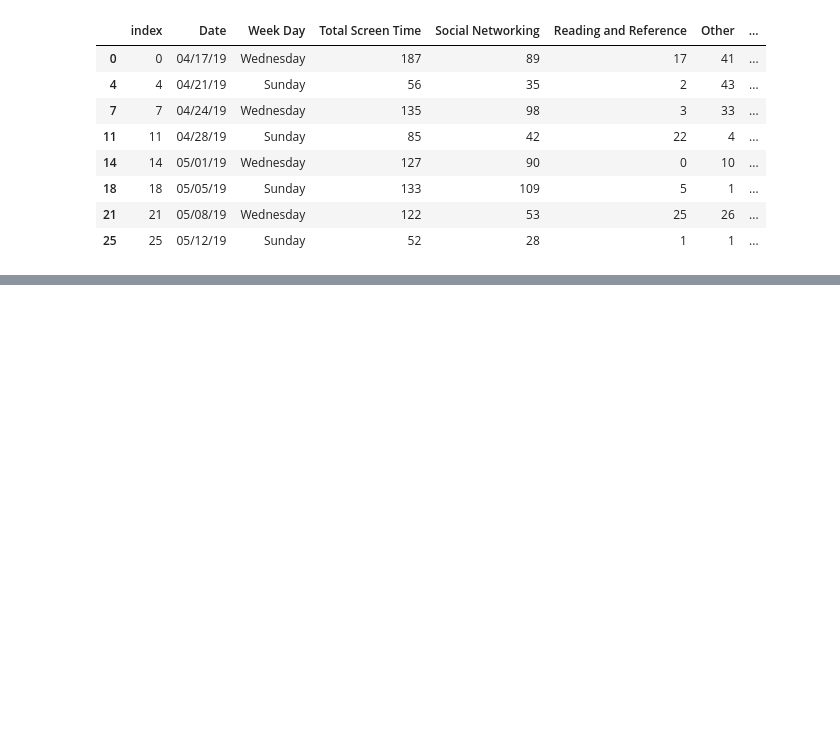
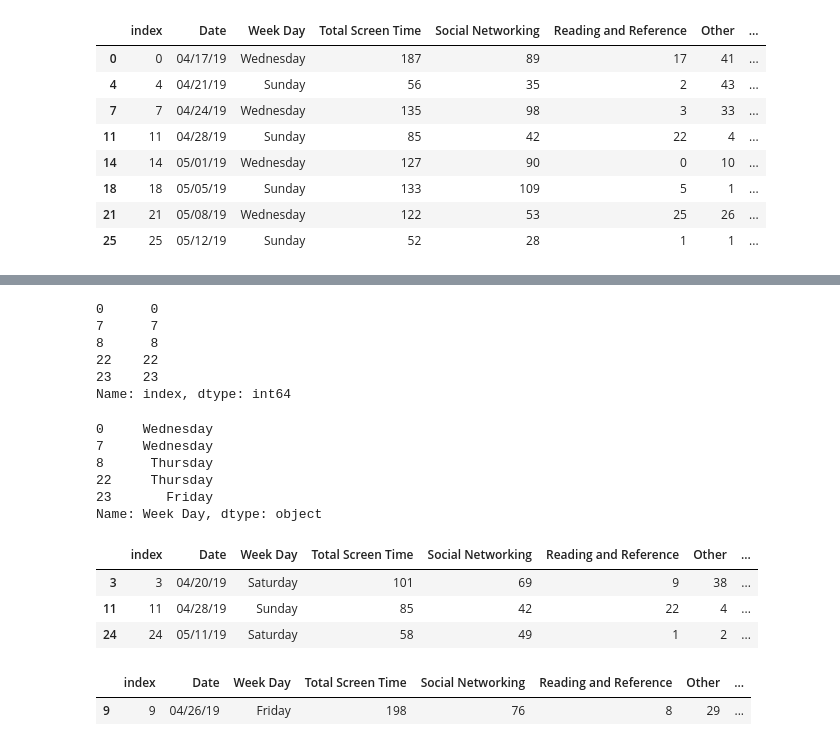
Before and after one commit to rashakil-ds/5-Minutes-to-Pandas, a Jupyter notebook: Module 1.3 - Introduction to Pandas.ipynb, the cells around one changed output, grey strips where cells are left out. Cells and saved outputs as stored; diff of their text form; code cells hidden in the pictures; blank space fills up the shorter version.

```diff
--- a/Module 1.3 - Introduction to Pandas.ipynb
+++ b/Module 1.3 - Introduction to Pandas.ipynb
@@ -413,0 +425,34 @@ df[df['Week Day'].isin(['Wednesday', 'Sunday'])]
+# %%
+# Please show the index names in the dataframe where 'Productivity' is greater than 15
+df['index'][df['Productivity']>15]
+# %% [output]
+0      0
+7      7
+8      8
+22    22
+23    23
+Name: index, dtype: int64
+# %%
+# Please show the Week Day names in the dataframe where 'Productivity' is greater than 15
+df['Week Day'][df['Productivity']>15]
+# %% [output]
+0     Wednesday
+7     Wednesday
+8      Thursday
+22     Thursday
+23       Friday
+Name: Week Day, dtype: object
+# %%
+# Show the Rows with minimum Productivity
+df[df['Productivity'] == df['Productivity'].min()]
+# %% [output]
+|  | index | Date | Week Day | Total Screen Time | Social Networking | Reading and Reference | Other | ... |
+| 3 | 3 | 04/20/19 | Saturday | 101 | 69 | 9 | 38 | ... |
+| 11 | 11 | 04/28/19 | Sunday | 85 | 42 | 22 | 4 | ... |
+| 24 | 24 | 05/11/19 | Saturday | 58 | 49 | 1 | 2 | ... |
+# %%
+# Show the Rows with maximum 'Total Screen Time '
+df[df['Total Screen Time '] == df['Total Screen Time '].max()]
+# %% [output]
+|  | index | Date | Week Day | Total Screen Time | Social Networking | Reading and Reference | Other | ... |
+| 9 | 9 | 04/26/19 | Friday | 198 | 76 | 8 | 29 | ... |
```
Also changed, not shown: parts of 16 cells of this notebook.
